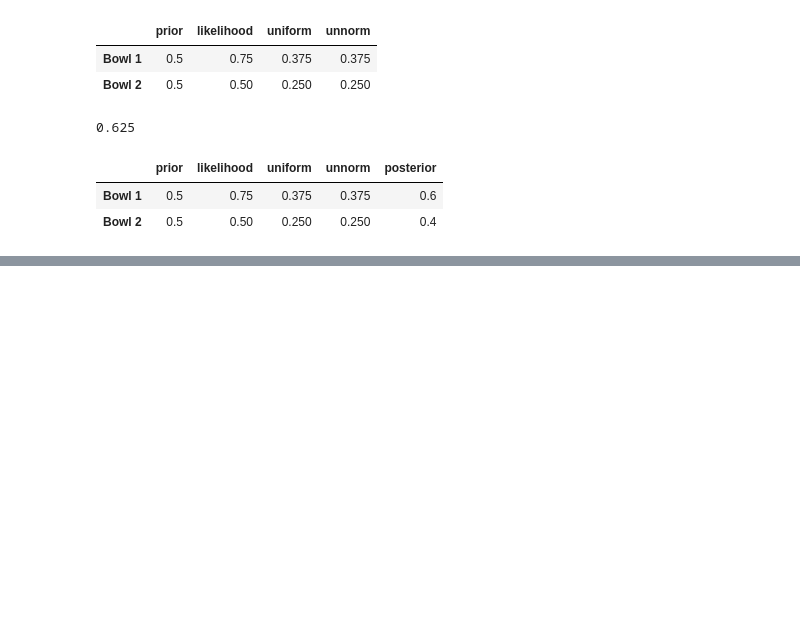
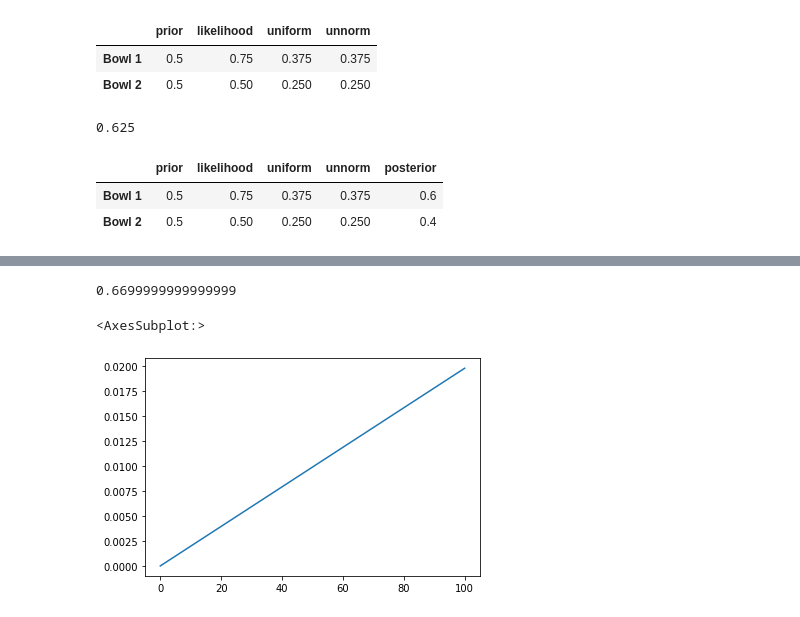
Before and after one commit to danhphan/dive-into-ml, a Jupyter notebook: 50_bayes_cookie.ipynb, the cells around one changed output, grey strips where cells are left out. Cells and saved outputs as stored; diff of their text form; code cells hidden in the pictures; blank space fills up the shorter version.

```diff
--- a/50_bayes_cookie.ipynb
+++ b/50_bayes_cookie.ipynb
@@ -38,0 +96,5 @@ table
+# %%
+# Probs of vanilla cookies are from 0% to 100% from Bowl 0 to Bowl 100
+hypos = np.arange(101)
+prior = Pmf(1,hypos) # OR Pmf.from_seq(hypos)
+prior.normalize()
@@ -38,0 +119,3 @@ table
+# %%
+likelihood_vanilla = hypos / 100
+likelihood_vanilla[:5]
@@ -38,0 +124,4 @@ table
+# %%
+posterior1 = prior * likelihood_vanilla
+posterior1.normalize()
+posterior1.head(6)
@@ -38,0 +136,10 @@ table
+# %%
+posterior2 = posterior1 * likelihood_vanilla
+posterior2.normalize()
+# %% [output]
+0.6699999999999999
+# %%
+posterior1.plot()
+# %% [output]
+<AxesSubplot:>
+[figure, added]
```
Also changed, not shown: parts of 20 cells of this notebook.
